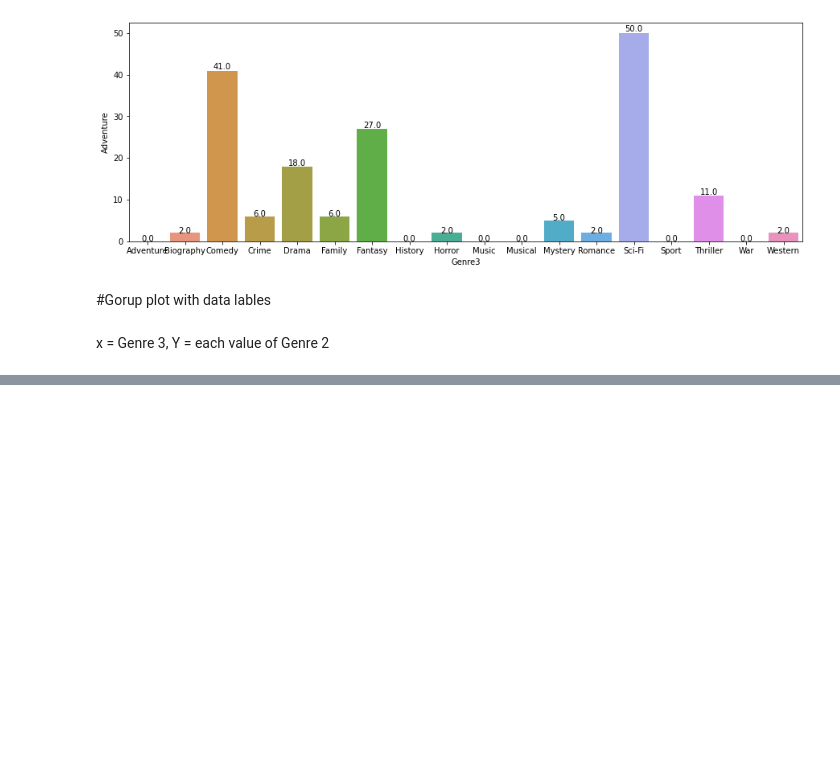
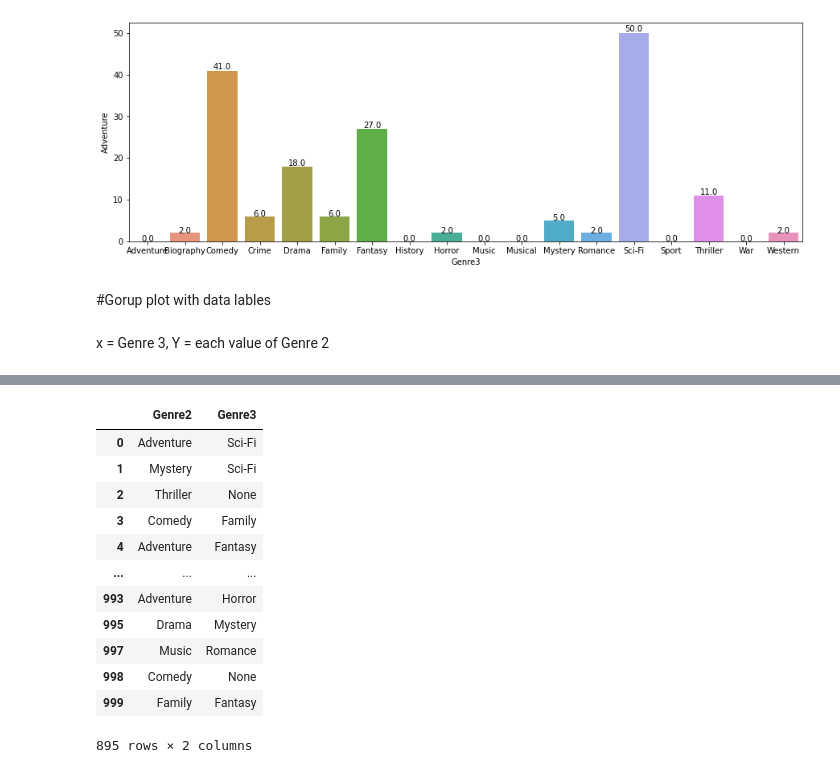
Before and after one commit to sathyapramodks/IMDB_DA, a Jupyter notebook: IMDBSubplots.ipynb, the cells around one changed output, grey strips where cells are left out. Drawn from its saved outputs; the diff is of its cells as text; code cells hidden in the pictures; blank space fills up the shorter version.

```diff
--- a/IMDBSubplots.ipynb
+++ b/IMDBSubplots.ipynb
@@ -241,9 +252,0 @@ x = Genre 2, y = Each value of genre 3
-# %%
-plt.figure(figsize=(40,90))
-j = 1
-for i in newdf.index:
-  plt.subplot(9,2,j)
-  a = sns.barplot(x = newdf.columns, y = newdf[i])
-  a.set(title = i + ' vs Genre 2')
-  show_values(a)
-  j = j+1
@@ -265,0 +300,16 @@ a
+# %%
+Genre
+# %% [output]
+|  | Genre2 | Genre3 |
+| 0 | Adventure | Sci-Fi |
+| 1 | Mystery | Sci-Fi |
+| 2 | Thriller | None |
+| 3 | Comedy | Family |
+| 4 | Adventure | Fantasy |
+| ... | ... | ... |
+| 993 | Adventure | Horror |
+| 995 | Drama | Mystery |
+| 997 | Music | Romance |
+| 998 | Comedy | None |
+| 999 | Family | Fantasy |
+895 rows × 2 columns
```
Also changed, not shown: parts of 23 cells of this notebook.
